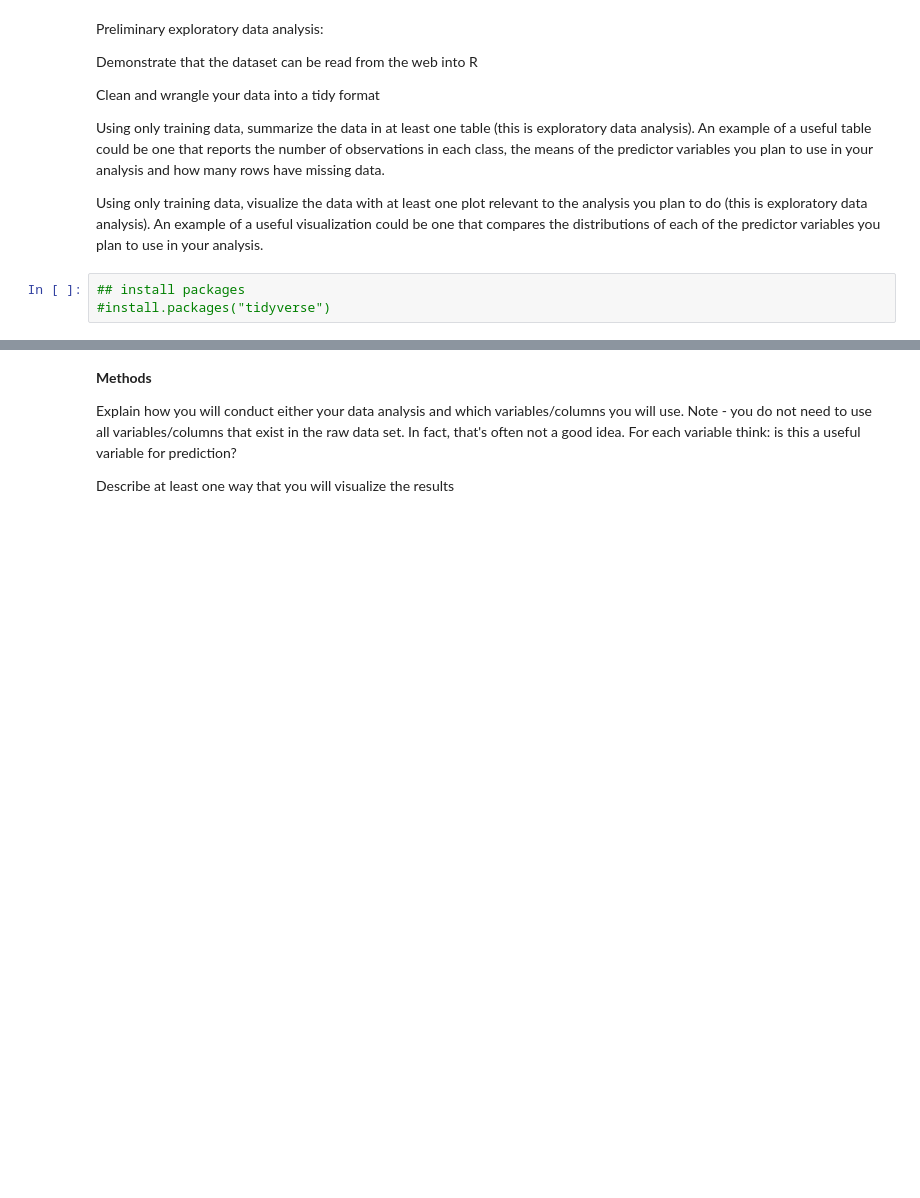
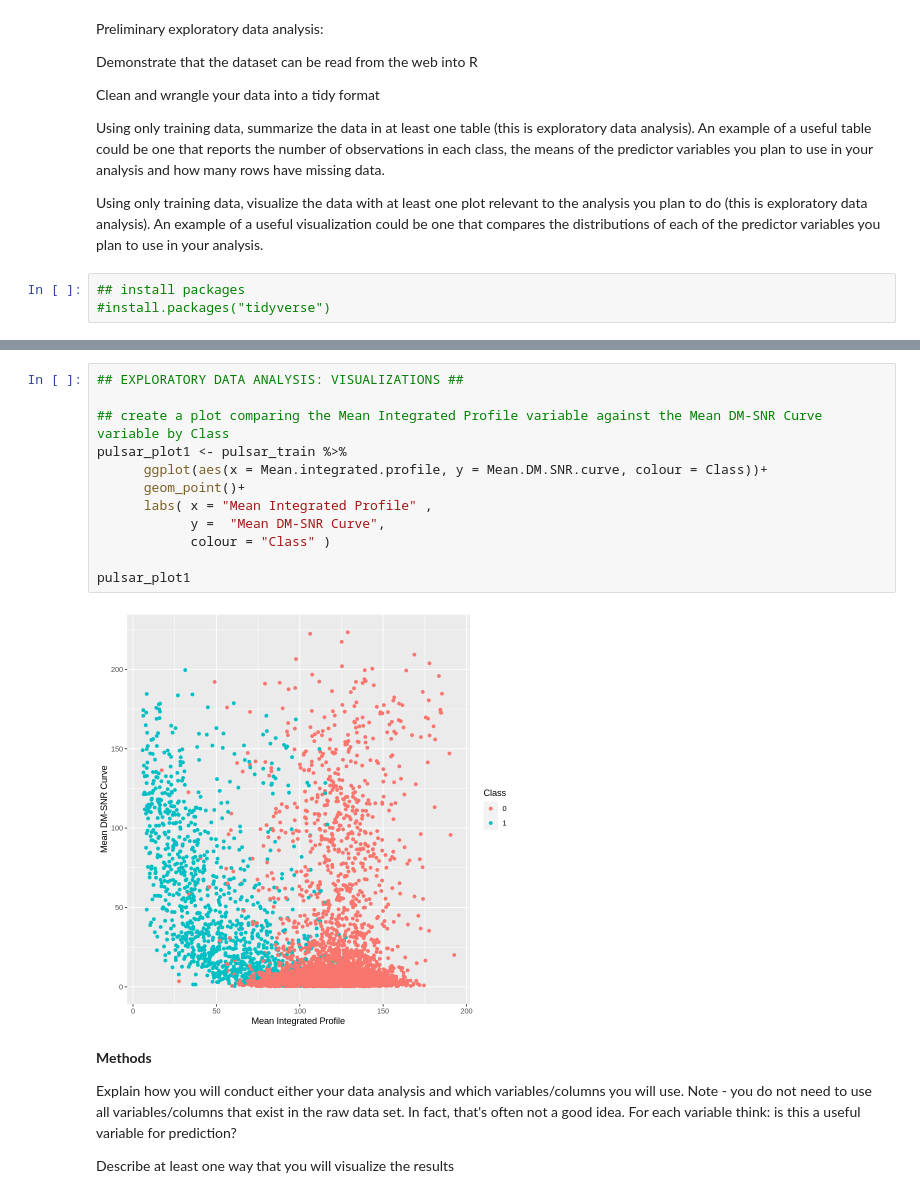
Before and after one commit to saminourji/PulsarStarProject, a Jupyter notebook: Project_Proposal.ipynb, the cells around one changed output, grey strips where cells are left out. Cells and saved outputs as stored; diff of their text form; blank space fills up the shorter version.

Commit message:
Exploratory Data Analysis: Created First Visualization
created a plot comparing the Mean Integrated Profile variable against the Mean DM-SNR Curve variable by Class

```diff
--- a/Project_Proposal.ipynb
+++ b/Project_Proposal.ipynb
@@ -128,4 +128,18 @@ A tibble: 1 × 8
 [1] 0
+# %%
+## EXPLORATORY DATA ANALYSIS: VISUALIZATIONS ##
+
+## create a plot comparing the Mean Integrated Profile variable against the Mean DM-SNR Curve variable by Class
+pulsar_plot1 <- pulsar_train %>%
+      ggplot(aes(x = Mean.integrated.profile, y = Mean.DM.SNR.curve, colour = Class))+
+      geom_point()+
+      labs( x = "Mean Integrated Profile" ,
+            y =  "Mean DM-SNR Curve",
+            colour = "Class" )
+
+pulsar_plot1
+# %% [output]
+[figure, added]
 # %% [markdown]
 **Methods**
 
```
Also changed, not shown: parts of 2 cells of this notebook.
